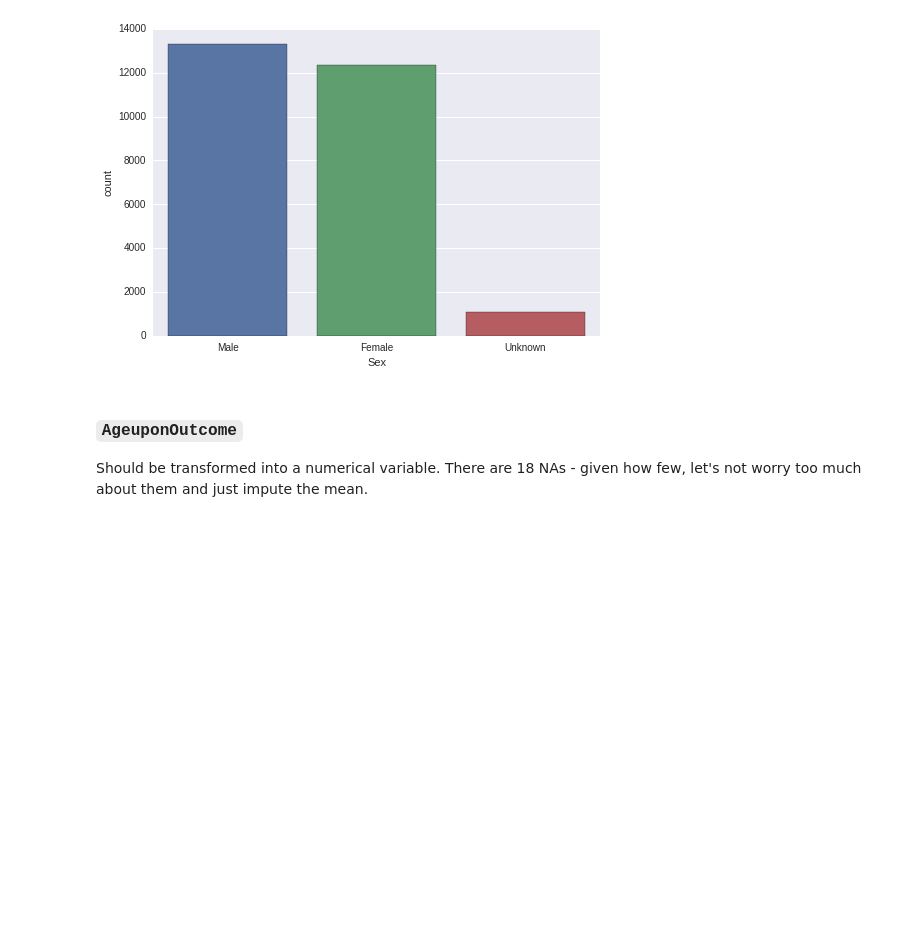
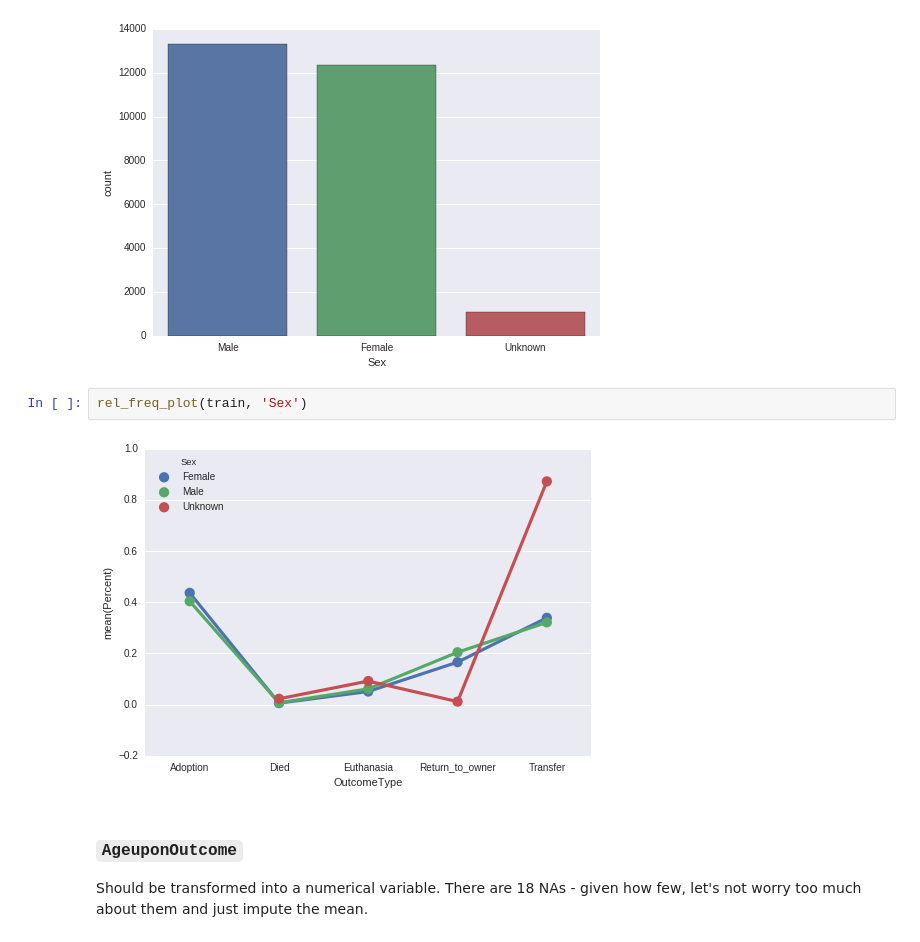
Before and after one commit to jakesherman/shelter-animals-kaggle, a Jupyter notebook: 1-exploring.ipynb, the cells around one changed output. Cells and saved outputs as stored; diff of their text form; blank space fills up the shorter version.

```diff
--- a/1-exploring.ipynb
+++ b/1-exploring.ipynb
@@ -140,6 +147,10 @@ sns.countplot(x = "Sex", data = train)
 # %% [output]
 <matplotlib.axes._subplots.AxesSubplot at 0x...>
 [figure]
+# %%
+rel_freq_plot(train, 'Sex')
+# %% [output]
+[figure, added]
 # %% [markdown]
 ### `AgeuponOutcome`
 
```
Also changed, not shown: parts of 9 cells of this notebook, 1 other file.
